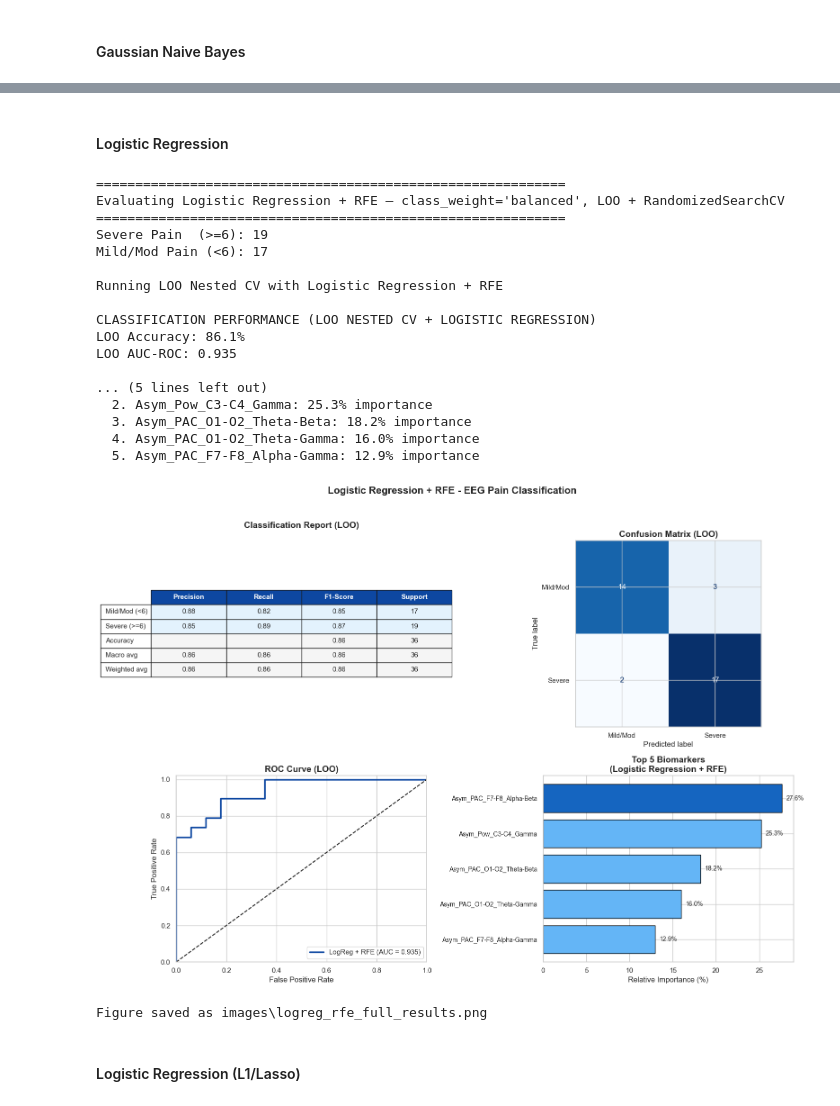
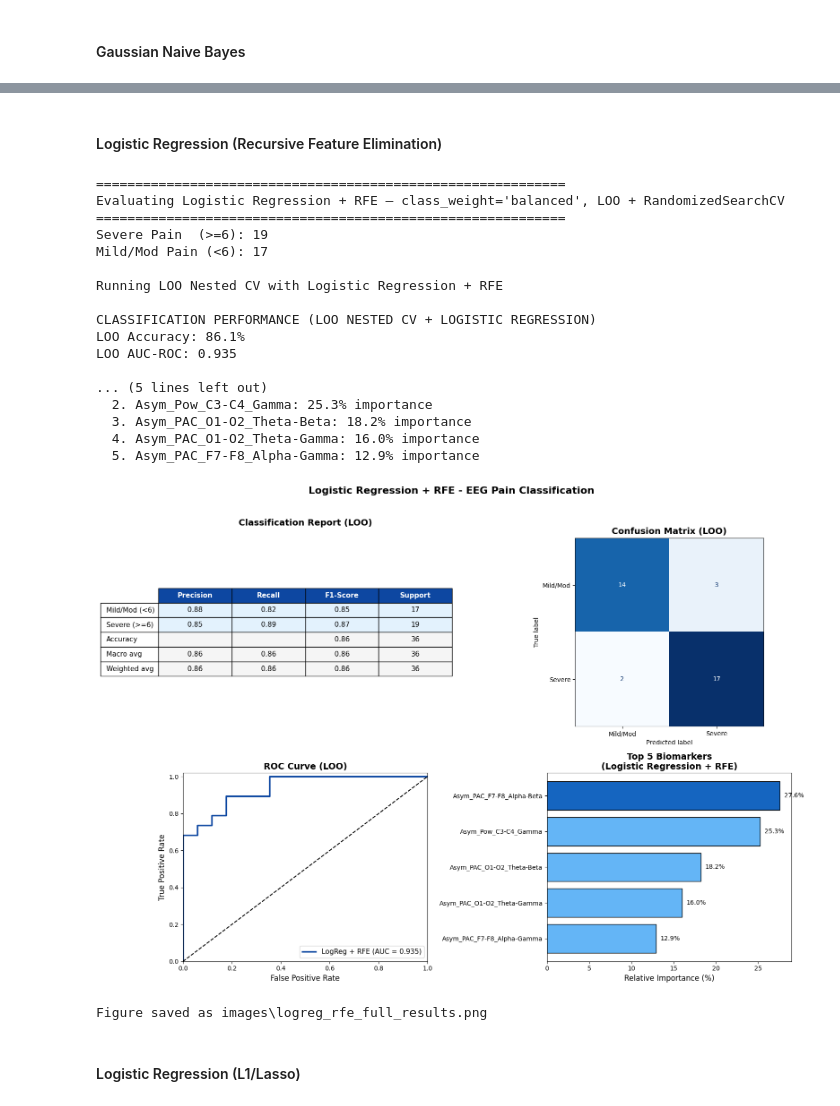
Before and after one commit to SharaIsabell/wireless-eeg-cnp-analysis, a Jupyter notebook: test_models.ipynb, the cells around one changed output, grey strips where cells are left out. Cells and saved outputs as stored; diff of their text form; code cells hidden in the pictures.

```diff
--- a/test_models.ipynb
+++ b/test_models.ipynb
@@ -106,6 +86,7 @@ asymmetry_pairs = {
 X_features = []
 y_labels = []
 feature_names = []
+model_results = {}
 eeg_folder = './cleaned'
 # %% [markdown]
 ### EEG feature extraction loop
@@ -456,6 +437,14 @@ if X.shape[0] > 0:
     plt.show()
     print(f"\nFigure saved as {save_path}")
 
+    model_results['GNB'] = {
+      'y_pred':  y_pred_loo,
+      'y_proba': y_proba_loo,
+      'acc':     scores_acc.mean(),
+      'auc':     auc_loo,
+      'f1':      f1_score(y_class, y_pred_loo),
+    }
+
 else:
     print("No patients processed")
 # %% [output]
@@ -769,5 +470,5 @@ TOP 5 BIOMARKERS USED IN THIS CURVE:
 # %% [markdown]
-#### Logistic Regression
+#### Logistic Regression (Recursive Feature Elimination)
 # %%
 if X.shape[0] > 0:
     print('=' * 60)
@@ -931,34 +632,42 @@ if X.shape[0] > 0:
     plt.tight_layout()
 
     save_folder = 'images'
     os.makedirs(save_folder, exist_ok=True)
     save_path = os.path.join(save_folder, 'logreg_rfe_full_results.png')
 
     plt.savefig(save_path, dpi=300, bbox_inches='tight')
     plt.show()
     print(f"\nFigure saved as {save_path}")
 
+    model_results['LogReg+RFE'] = {
+      'y_pred':  y_pred,
+      'y_proba': y_proba,
+      'acc':     scores_acc.mean(),
+      'auc':     auc_loo,
+      'f1':      f1_score(y_class, y_pred),
+    }
+
 else:
     print("No patients processed.")
 # %% [output]
 ============================================================
 Evaluating Logistic Regression + RFE — class_weight='balanced', LOO + RandomizedSearchCV
 ============================================================
 Severe Pain  (>=6): 19
 Mild/Mod Pain (<6): 17
 
 Running LOO Nested CV with Logistic Regression + RFE
 
 CLASSIFICATION PERFORMANCE (LOO NESTED CV + LOGISTIC REGRESSION)
 LOO Accuracy: 86.1%
 LOO AUC-ROC: 0.935
 
 ... (5 lines left out)
   2. Asym_Pow_C3-C4_Gamma: 25.3% importance
   3. Asym_PAC_O1-O2_Theta-Beta: 18.2% importance
   4. Asym_PAC_O1-O2_Theta-Gamma: 16.0% importance
   5. Asym_PAC_F7-F8_Alpha-Gamma: 12.9% importance
-[figure, old version]
+[figure, new version]
 Figure saved as images\logreg_rfe_full_results.png
 # %% [markdown]
 #### Logistic Regression (L1/Lasso)
```
Also changed, not shown: parts of 19 cells of this notebook, 53 other files.
